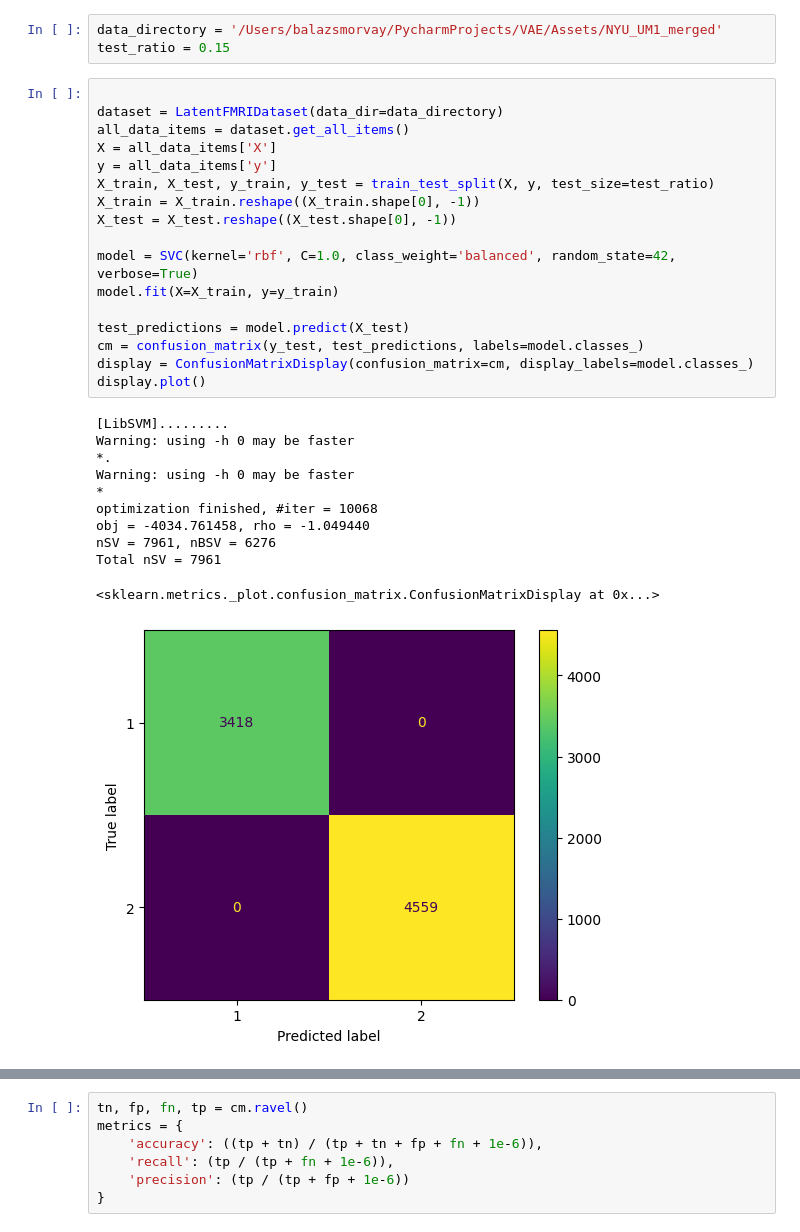
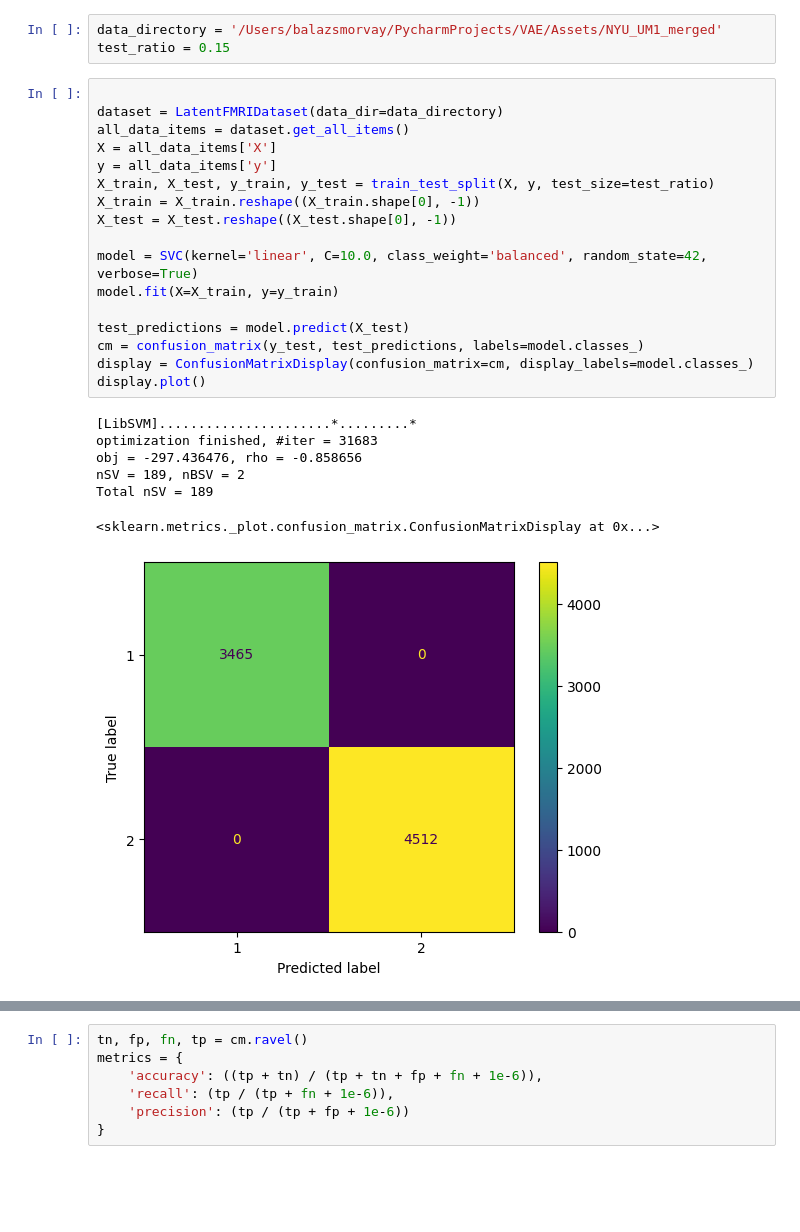
Before and after one commit to balazsmorv/fmri_classifier, a Jupyter notebook: Notebook experiments/classify_latents.ipynb, the cells around one changed output, grey strips where cells are left out. Cells and saved outputs as stored; diff of their text form; blank space fills up the shorter version.

```diff
--- a/Notebook experiments/classify_latents.ipynb
+++ b/Notebook experiments/classify_latents.ipynb
@@ -14,29 +16,25 @@ test_ratio = 0.15
 # %%
 
 dataset = LatentFMRIDataset(data_dir=data_directory)
 all_data_items = dataset.get_all_items()
 X = all_data_items['X']
 y = all_data_items['y']
 X_train, X_test, y_train, y_test = train_test_split(X, y, test_size=test_ratio)
 X_train = X_train.reshape((X_train.shape[0], -1))
 X_test = X_test.reshape((X_test.shape[0], -1))
 
-model = SVC(kernel='rbf', C=1.0, class_weight='balanced', random_state=42, verbose=True)
+model = SVC(kernel='linear', C=10.0, class_weight='balanced', random_state=42, verbose=True)
 model.fit(X=X_train, y=y_train)
 
 test_predictions = model.predict(X_test)
 cm = confusion_matrix(y_test, test_predictions, labels=model.classes_)
 display = ConfusionMatrixDisplay(confusion_matrix=cm, display_labels=model.classes_)
 display.plot()
 # %% [output]
-[LibSVM].........
-Warning: using -h 0 may be faster
-*.
-Warning: using -h 0 may be faster
-*
-optimization finished, #iter = 10068
-obj = -4034.761458, rho = -1.049440
-nSV = 7961, nBSV = 6276
-Total nSV = 7961
+[LibSVM]......................*.........*
+optimization finished, #iter = 31683
+obj = -297.436476, rho = -0.858656
+nSV = 189, nBSV = 2
+Total nSV = 189
 <sklearn.metrics._plot.confusion_matrix.ConfusionMatrixDisplay at 0x...>
-[figure, old version]
+[figure, new version]
```
Also changed, not shown: parts of 19 cells of this notebook, 2 other files.
